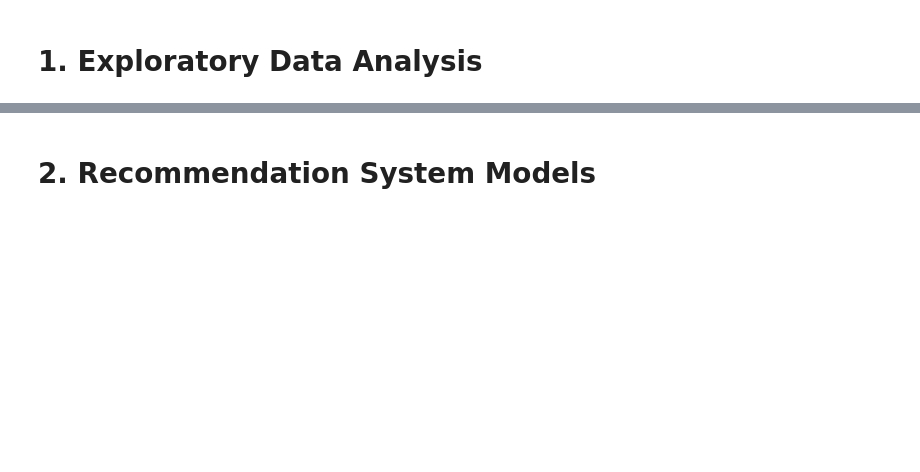
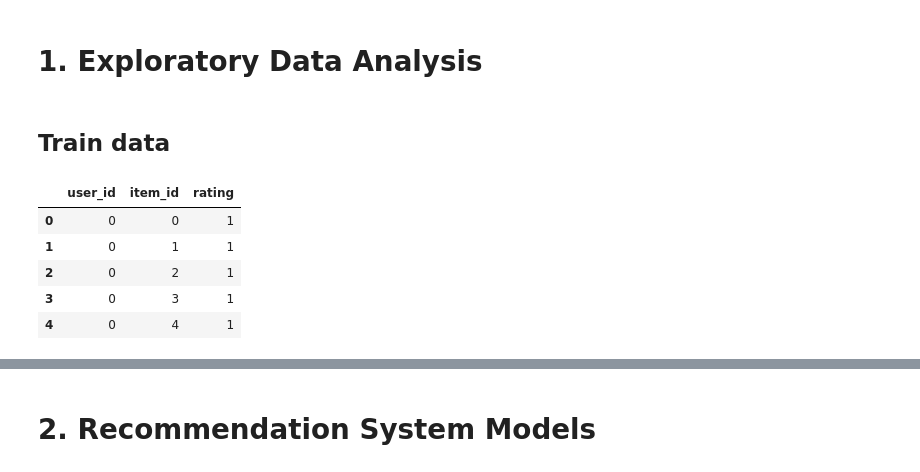
Before and after one commit to DanielTranDS/SocialMediaPhotos-RecommendationSystem-MatrixFactorization, a Jupyter notebook: RecommendationSystem_Codes.ipynb, the cells around one changed output, grey strips where cells are left out. Cells and saved outputs as stored; diff of their text form; code cells hidden in the pictures; blank space fills up the shorter version.

```diff
--- a/RecommendationSystem_Codes.ipynb
+++ b/RecommendationSystem_Codes.ipynb
@@ -13,0 +48,11 @@
+# %% [markdown]
+## Train data
+# %%
+train.head()
+# %% [output]
+|  | user_id | item_id | rating |
+| 0 | 0 | 0 | 1 |
+| 1 | 0 | 1 | 1 |
+| 2 | 0 | 2 | 1 |
+| 3 | 0 | 3 | 1 |
+| 4 | 0 | 4 | 1 |
```
Also changed, not shown: parts of 48 cells of this notebook.
